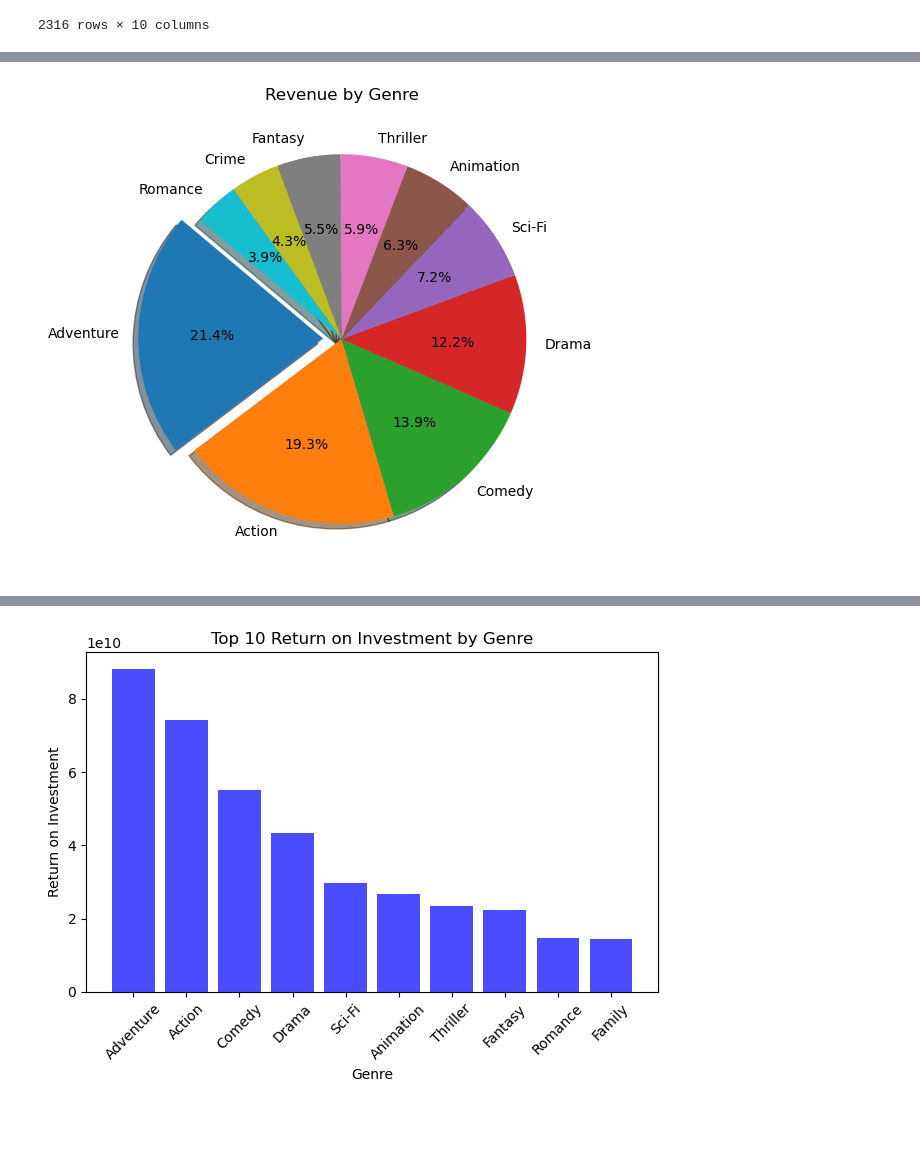
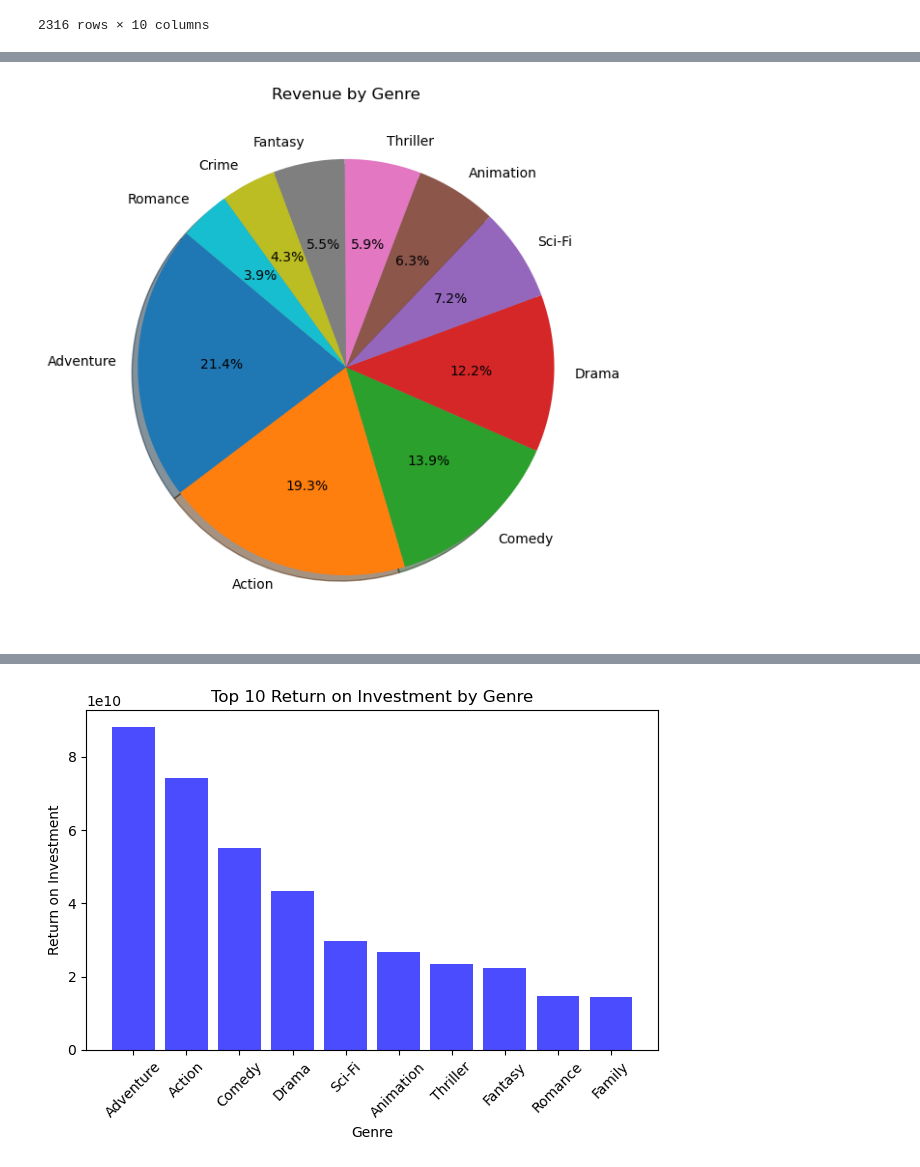
Before and after one commit to Robotrousers/Group1Proj1, a Jupyter notebook: mo_genres.ipynb, the cells around one changed output, grey strips where cells are left out. Saved outputs shown, nothing was run; the diff lists cells and outputs as text; code cells hidden in the pictures; blank space fills up the shorter version.

```diff
--- a/mo_genres.ipynb
+++ b/mo_genres.ipynb
@@ -140,9 +150,9 @@ top_rev_genre
 # %%
-explode = (0.1,0,0,0,0,0,0,0,0,0)
-plt.figure(figsize=(10, 6))
-plt.pie(top_rev_genre["Total Revenue"], labels=top_rev_genre["Genre"], explode=explode, shadow=True, autopct='%1.1f%%', startangle=140)
+# Genre by Revenue
+plt.figure(figsize=(7, 7))
+plt.pie(top_rev_genre["Total Revenue"], labels=top_rev_genre["Genre"], shadow=True, autopct='%1.1f%%', startangle=140)
 plt.title('Revenue by Genre')
 plt.show()
 # %% [output]
-[figure, old version]
+[figure, new version]
 # %%
```
Also changed, not shown: parts of 20 cells of this notebook, 1 other file.
